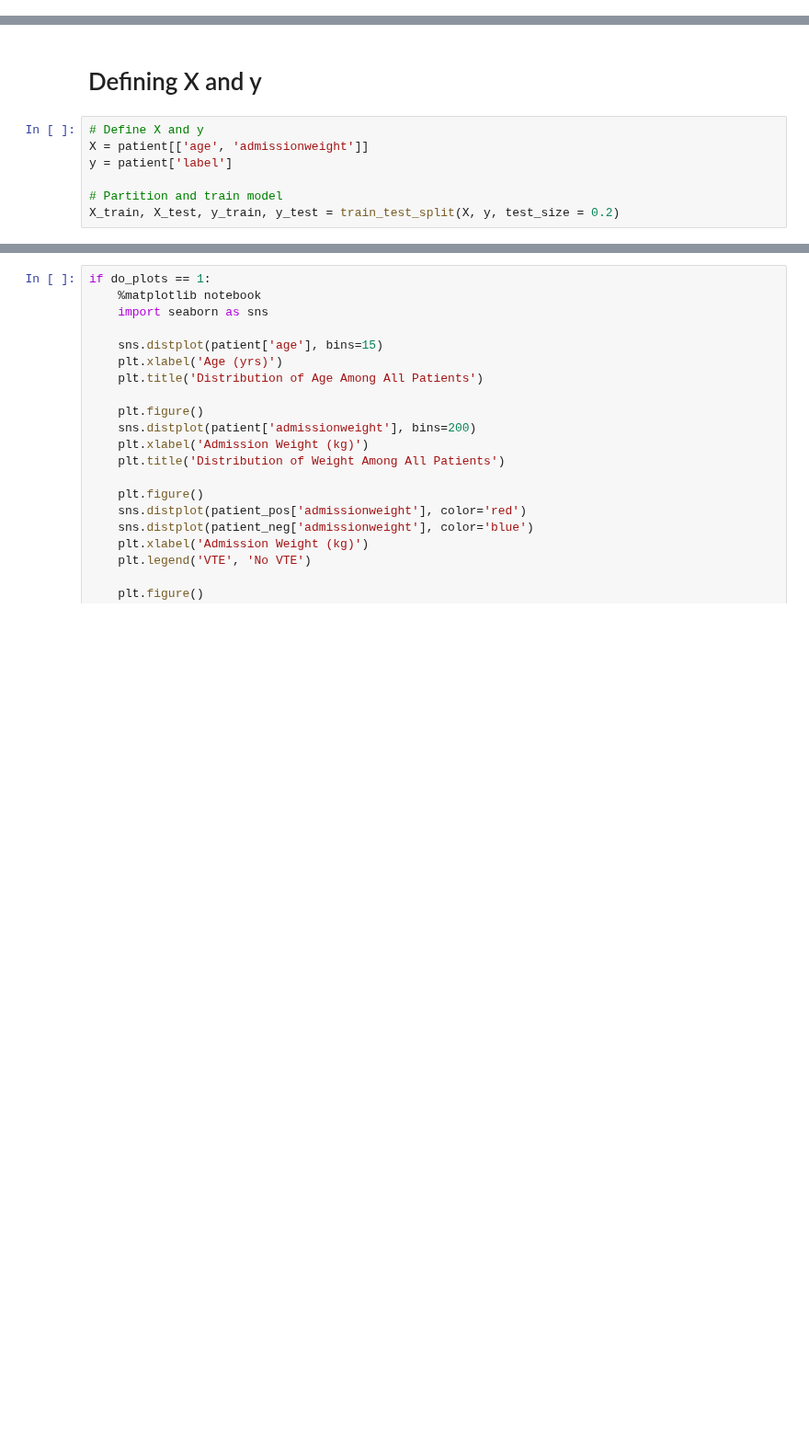
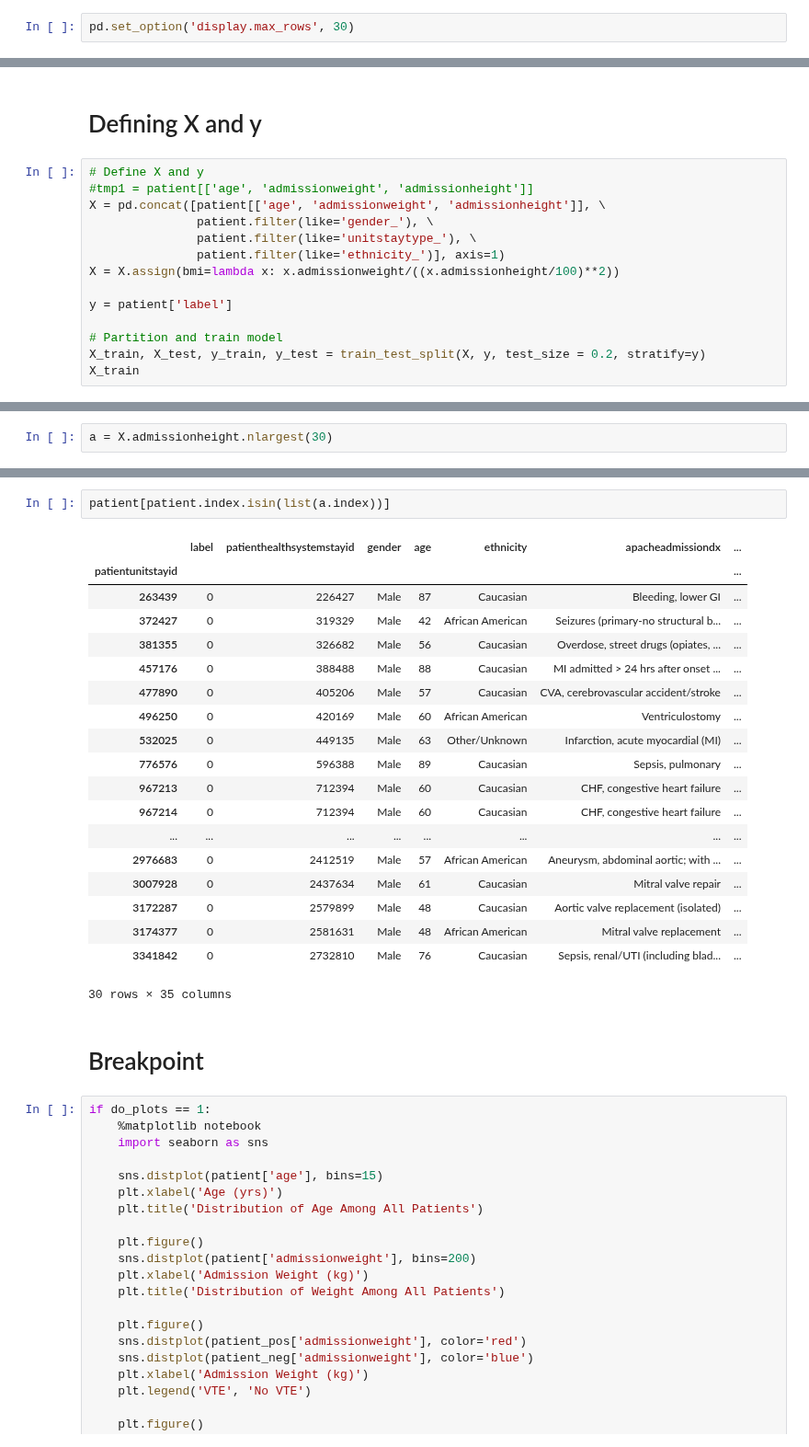
Before and after one commit to horwitzr/ViTalErt, a Jupyter notebook: models/Model.ipynb, the cells around one changed output, grey strips where cells are left out. Shown at 92% size. Drawn from its saved outputs; the diff is of its cells as text; blank space fills up the shorter version.

```diff
--- a/models/Model.ipynb
+++ b/models/Model.ipynb
@@ -77,0 +172,2 @@ patient[patient['label']==1].shape[0]
+# %%
+pd.set_option('display.max_rows', 30)
@@ -79,8 +194,15 @@ patient[patient['label']==1].shape[0]
 # Defining X and y
 # %%
 # Define X and y
-X = patient[['age', 'admissionweight']]
+#tmp1 = patient[['age', 'admissionweight', 'admissionheight']]
+X = pd.concat([patient[['age', 'admissionweight', 'admissionheight']], \
+               patient.filter(like='gender_'), \
+               patient.filter(like='unitstaytype_'), \
+               patient.filter(like='ethnicity_')], axis=1)
+X = X.assign(bmi=lambda x: x.admissionweight/((x.admissionheight/100)**2))
+
 y = patient['label']
 
 # Partition and train model
-X_train, X_test, y_train, y_test = train_test_split(X, y, test_size = 0.2)
+X_train, X_test, y_train, y_test = train_test_split(X, y, test_size = 0.2, stratify=y)
+X_train
@@ -86,0 +224,2 @@ X_train, X_test, y_train, y_test = train_test_split(X, y, test_size = 0.2)
+# %%
+a = X.admissionheight.nlargest(30)
@@ -87,3 +235,27 @@ X_train, X_test, y_train, y_test = train_test_split(X, y, test_size = 0.2)
+# %%
+patient[patient.index.isin(list(a.index))]
+# %% [output]
+|  | label | patienthealthsystemstayid | gender | age | ethnicity | apacheadmissiondx | ... |
+| patientunitstayid |  |  |  |  |  |  | ... |
+| 263439 | 0 | 226427 | Male | 87 | Caucasian | Bleeding, lower GI | ... |
+| 372427 | 0 | 319329 | Male | 42 | African American | Seizures (primary-no structural b... | ... |
+| 381355 | 0 | 326682 | Male | 56 | Caucasian | Overdose, street drugs (opiates, ... | ... |
+| 457176 | 0 | 388488 | Male | 88 | Caucasian | MI admitted > 24 hrs after onset ... | ... |
+| 477890 | 0 | 405206 | Male | 57 | Caucasian | CVA, cerebrovascular accident/stroke | ... |
+| 496250 | 0 | 420169 | Male | 60 | African American | Ventriculostomy | ... |
+| 532025 | 0 | 449135 | Male | 63 | Other/Unknown | Infarction, acute myocardial (MI) | ... |
+| 776576 | 0 | 596388 | Male | 89 | Caucasian | Sepsis, pulmonary | ... |
+| 967213 | 0 | 712394 | Male | 60 | Caucasian | CHF, congestive heart failure | ... |
+| 967214 | 0 | 712394 | Male | 60 | Caucasian | CHF, congestive heart failure | ... |
+| ... | ... | ... | ... | ... | ... | ... | ... |
+| 2976683 | 0 | 2412519 | Male | 57 | African American | Aneurysm, abdominal aortic; with ... | ... |
+| 3007928 | 0 | 2437634 | Male | 61 | Caucasian | Mitral valve repair | ... |
+| 3172287 | 0 | 2579899 | Male | 48 | Caucasian | Aortic valve replacement (isolated) | ... |
+| 3174377 | 0 | 2581631 | Male | 48 | African American | Mitral valve replacement | ... |
+| 3341842 | 0 | 2732810 | Male | 76 | Caucasian | Sepsis, renal/UTI (including blad... | ... |
+30 rows × 35 columns
+# %% [markdown]
+# Breakpoint
 # %%
 if do_plots == 1:
     %matplotlib notebook
```
Also changed, not shown: parts of 23 cells of this notebook, 1 other file.
